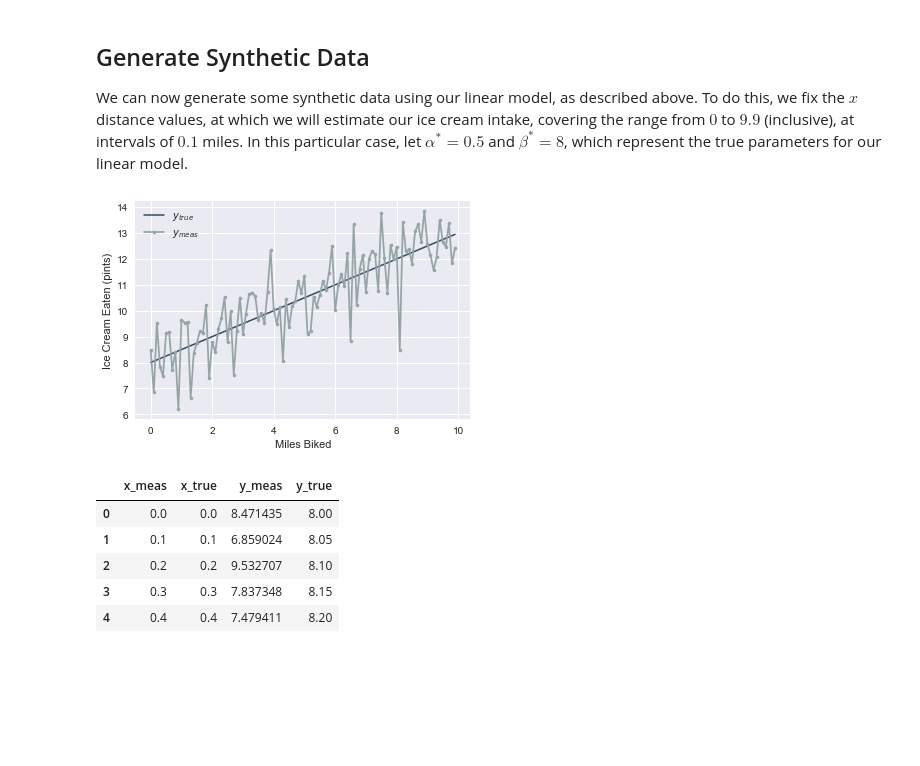
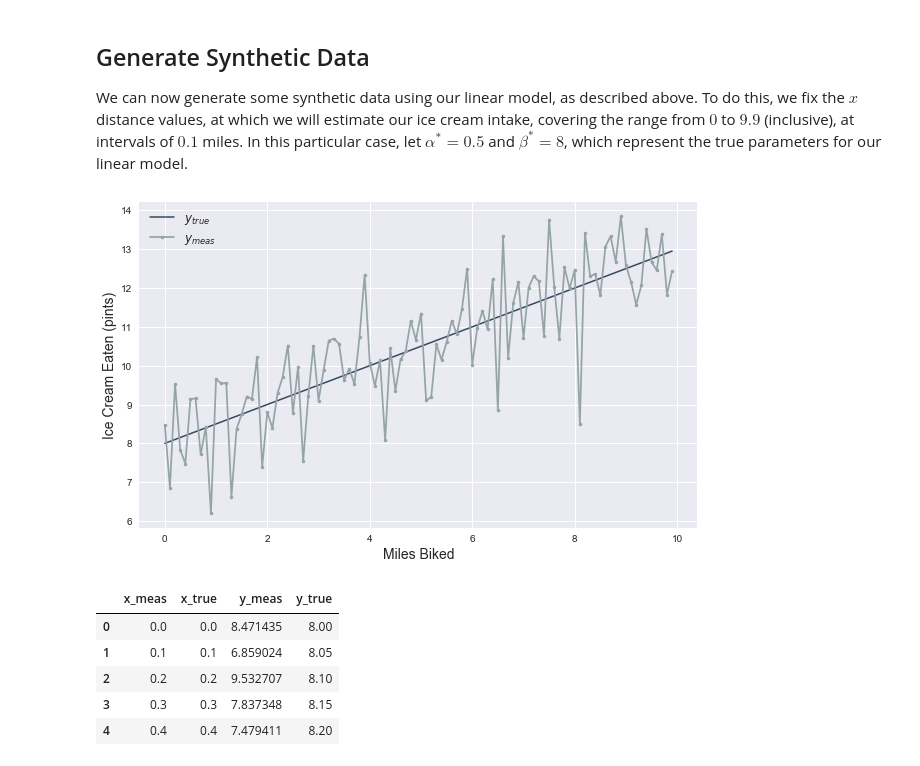
Before and after one commit to MingxuanZhang/MCMC_Tutorial, a Jupyter notebook: tutorial/part1/introduction.ipynb, the cells around one changed output. Cells and saved outputs as stored; diff of their text form; code cells hidden in the pictures; blank space fills up the shorter version.

```diff
--- a/tutorial/part1/introduction.ipynb
+++ b/tutorial/part1/introduction.ipynb
@@ -61,26 +58,26 @@ We can now generate some synthetic data using our linear model, as described abo
 # %%
 def generate_synthetic_data(astar, bstar, sigma, random_seed=1234, plot=False):
     np.random.seed(random_seed) # set the seed for random sampling.
     # the x and y values of our true model.
     x_true = np.arange(0,10,0.1)
     y_true = [astar*x + bstar for x in x_true]
     # the x and y values of our synthetic data set.
     x_meas = np.arange(0,10,0.1)
     y_meas = [stats.norm.rvs(loc=y, scale=sigma) for y in y_true]
     # plot if the user wants to
     if plot:
-        fig, ax = plt.subplots(nrows=1, ncols=1, figsize=(6, 4));
+        fig, ax = plt.subplots(nrows=1, ncols=1, figsize=(10, 6));
         ax.plot(x_true, y_true, lw=1.5, label="$y_{true}$")
         ax.plot(x_true, y_meas, label="$y_{meas}$", marker=".")
-        ax.set_xlabel("Miles Biked")
-        ax.set_ylabel("Ice Cream Eaten (pints)")
-        ax.legend();
+        ax.set_xlabel("Miles Biked", fontsize=14)
+        ax.set_ylabel("Ice Cream Eaten (pints)", fontsize=14)
+        ax.legend(fontsize=12);
     # return the generated data
     return pd.DataFrame({"x_true":x_true, "y_true":y_true, "x_meas":x_meas, "y_meas":y_meas})
 
 data = generate_synthetic_data(astar=0.5, bstar=8, sigma=1, plot=True)
 # %% [output]
-[figure, old version]
+[figure, new version]
 # %%
 data.head()
 # %% [output]
```
Also changed, not shown: parts of 9 cells of this notebook, 3 other files.
